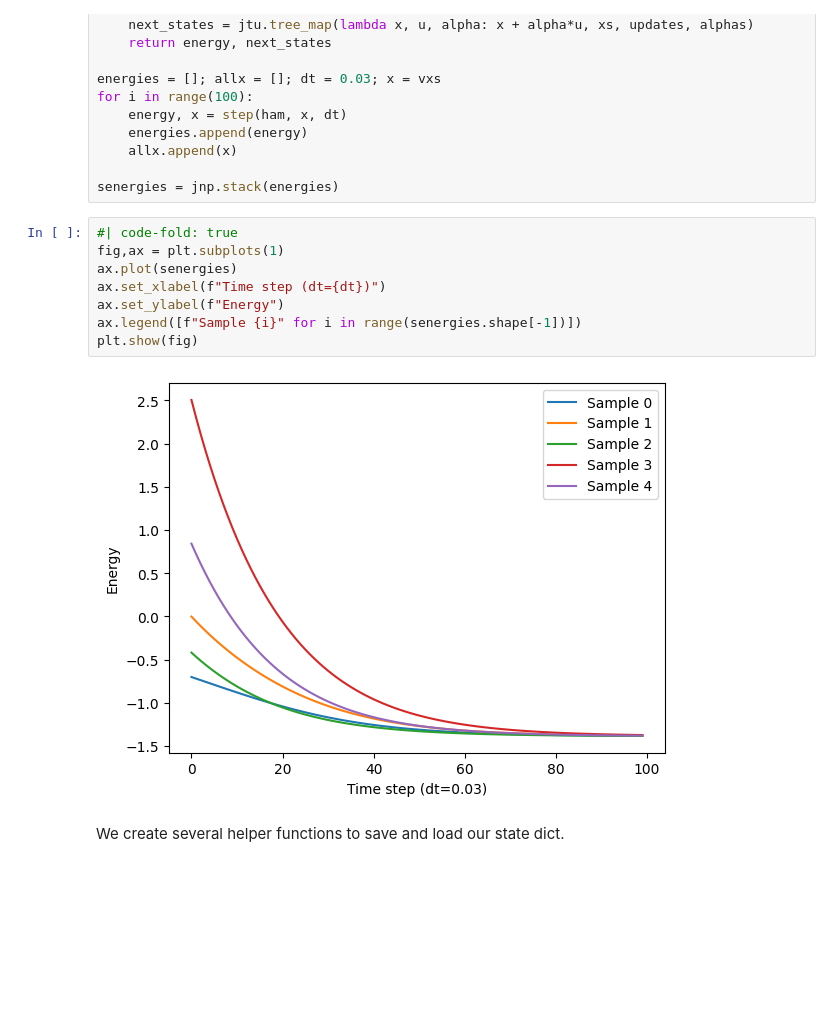
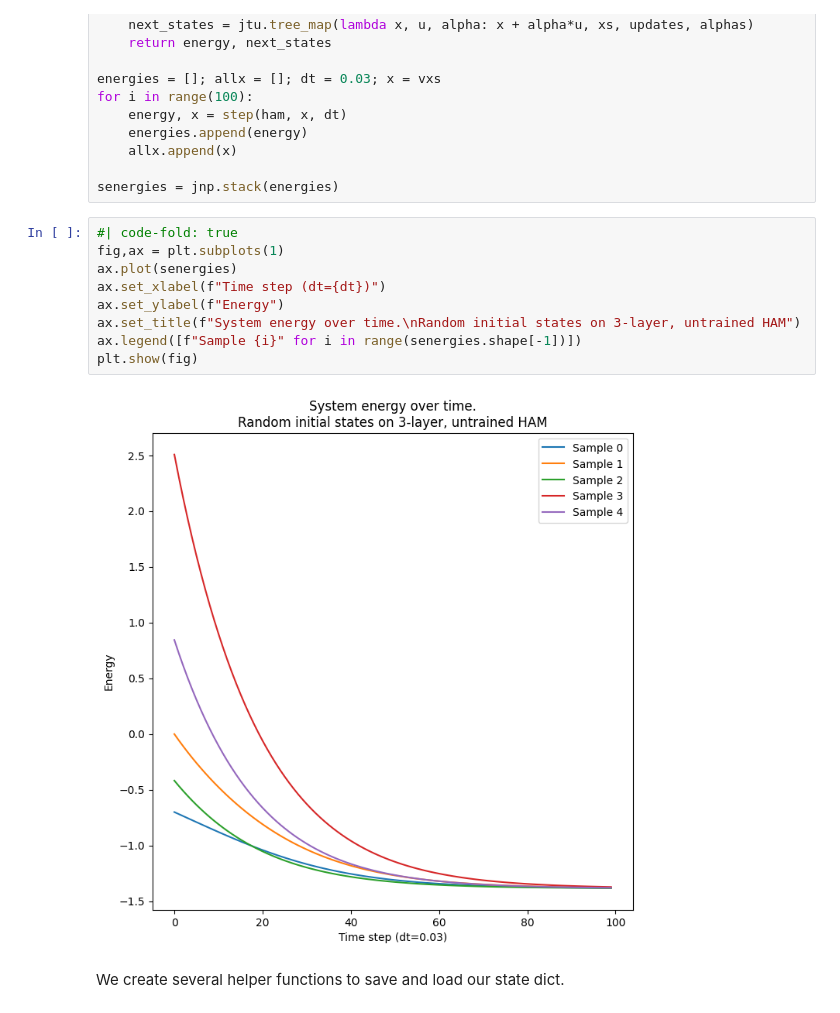
Before and after one commit to bhoov/hamux, a Jupyter notebook: nbs/03_ham.ipynb, the cells around one changed output. Cells and saved outputs as stored; diff of their text form; blank space fills up the shorter version.

```diff
--- a/nbs/03_ham.ipynb
+++ b/nbs/03_ham.ipynb
@@ -336,13 +338,14 @@ senergies = jnp.stack(energies)
 # %%
 #| code-fold: true
 fig,ax = plt.subplots(1)
 ax.plot(senergies)
 ax.set_xlabel(f"Time step (dt={dt})")
 ax.set_ylabel(f"Energy")
+ax.set_title(f"System energy over time.\nRandom initial states on 3-layer, untrained HAM")
 ax.legend([f"Sample {i}" for i in range(senergies.shape[-1])])
 plt.show(fig)
 # %% [output]
-[figure, old version]
+[figure, new version]
 # %% [markdown]
 We create several helper functions to save and load our state dict.
 # %%
```
Also changed, not shown: parts of 21 cells of this notebook, 12 other files.
